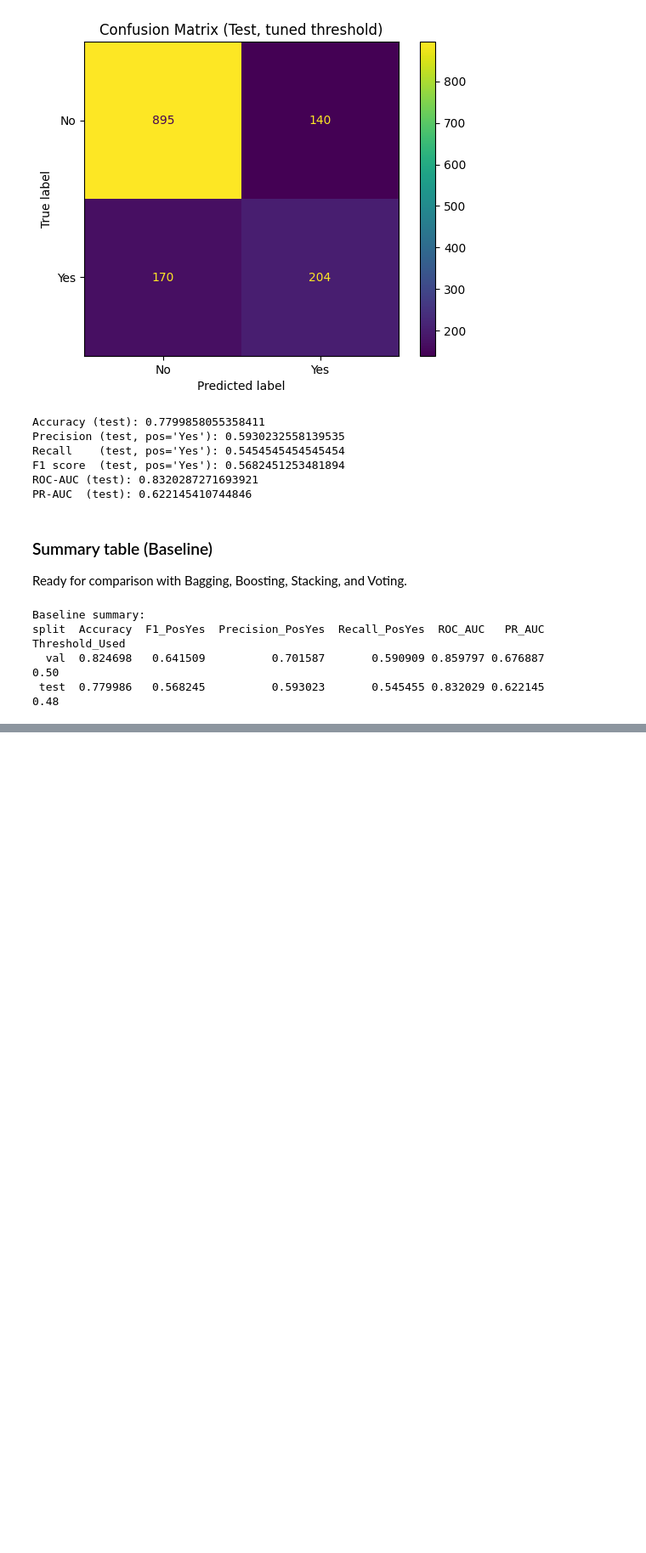
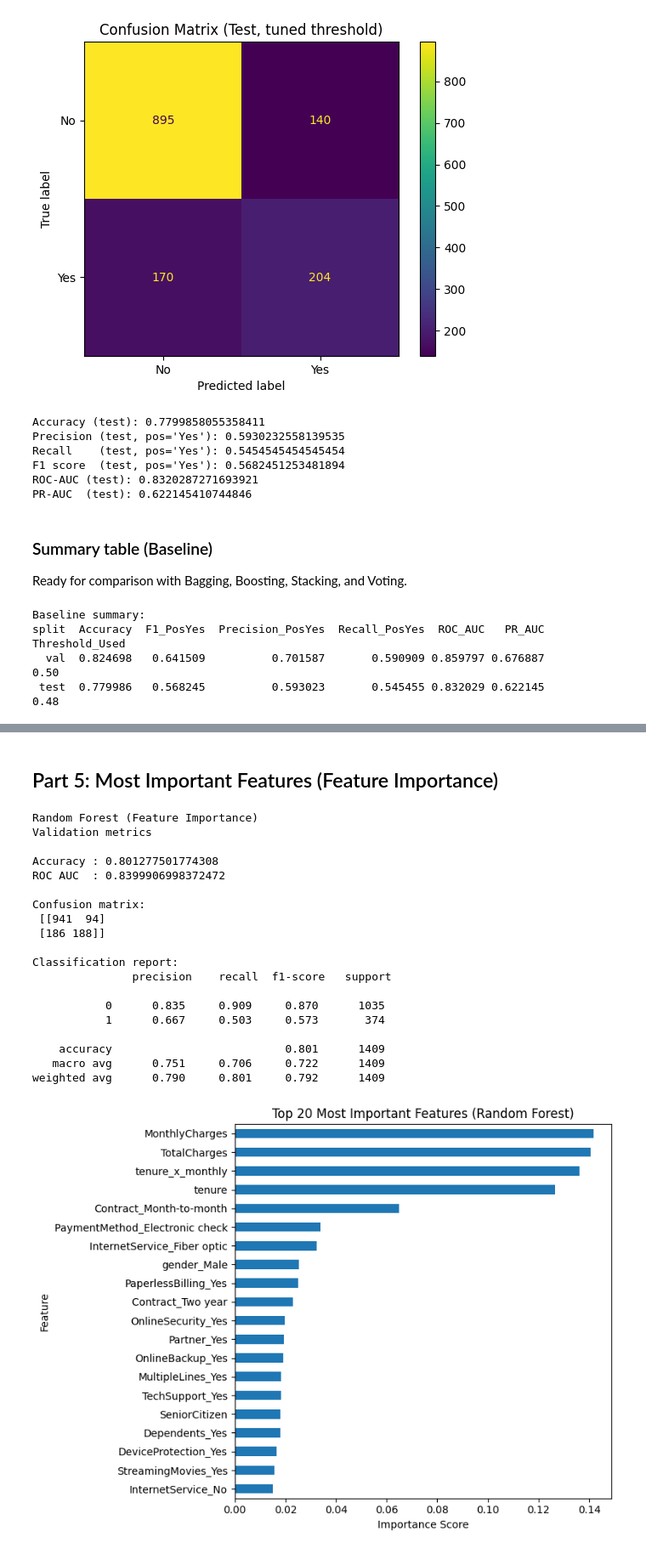
Before and after one commit to carloscastro4172/Machine-Learning, a Jupyter notebook: Mid_Machine/pipeline/pipeline_telco_churn.ipynb, the cells around one changed output, grey strips where cells are left out. Shown at 85% size. Drawn from its saved outputs; the diff is of its cells as text; code cells hidden in the pictures; blank space fills up the shorter version.

```diff
--- a/Mid_Machine/pipeline/pipeline_telco_churn.ipynb
+++ b/Mid_Machine/pipeline/pipeline_telco_churn.ipynb
@@ -637,0 +1218,2 @@ split  Accuracy  F1_PosYes  Precision_PosYes  Recall_PosYes  ROC_AUC   PR_AUC  T
+# %% [markdown]
+## Part 5: Most Important Features (Feature Importance)
@@ -637,0 +1222,57 @@ split  Accuracy  F1_PosYes  Precision_PosYes  Recall_PosYes  ROC_AUC   PR_AUC  T
+# %%
+# Convert labels to binary for feature importance consistency
+y_train_bin = (y_train == "Yes").astype(int)
+y_val_bin   = (y_val == "Yes").astype(int)
+
+# Train a Random Forest to estimate feature importance
+rf_feat = RandomForestClassifier(
+    n_estimators=500,
+    random_state=42,
+    n_jobs=-1
+)
+rf_feat.fit(X_train_prep, y_train_bin)
+
+# Predict and report quick validation metrics (for reference only)
+proba_val = rf_feat.predict_proba(X_val_prep)[:, 1]
+pred_val  = (proba_val >= 0.5).astype(int)
+
+print("Random Forest (Feature Importance)  \nValidation metrics\n")
+print("Accuracy :", accuracy_score(y_val_bin, pred_val))
+print("ROC AUC  :", roc_auc_score(y_val_bin, proba_val))
+print("\nConfusion matrix:\n", confusion_matrix(y_val_bin, pred_val))
+print("\nClassification report:\n", classification_report(y_val_bin, pred_val, digits=3))
+
+# Compute feature importances
+feat_importance = pd.Series(rf_feat.feature_importances_, index=X_train_prep.columns)
+top_n = 20
+top_features = feat_importance.sort_values(ascending=False).head(top_n)
+
+# Plot
+plt.figure(figsize=(8,6))
+top_features[::-1].plot.barh()
+plt.title(f"Top {top_n} Most Important Features (Random Forest)")
+plt.xlabel("Importance Score")
+plt.ylabel("Feature")
+plt.tight_layout()
+plt.show()
+# %% [output]
+Random Forest (Feature Importance)
+Validation metrics
+
+Accuracy : 0.801277501774308
+ROC AUC  : 0.8399906998372472
+
+Confusion matrix:
+ [[941  94]
+ [186 188]]
+
+Classification report:
+               precision    recall  f1-score   support
+
+           0      0.835     0.909     0.870      1035
+           1      0.667     0.503     0.573       374
+
+    accuracy                          0.801      1409
+   macro avg      0.751     0.706     0.722      1409
+weighted avg      0.790     0.801     0.792      1409
+[figure, added]
```
Also changed, not shown: parts of 23 cells of this notebook.
